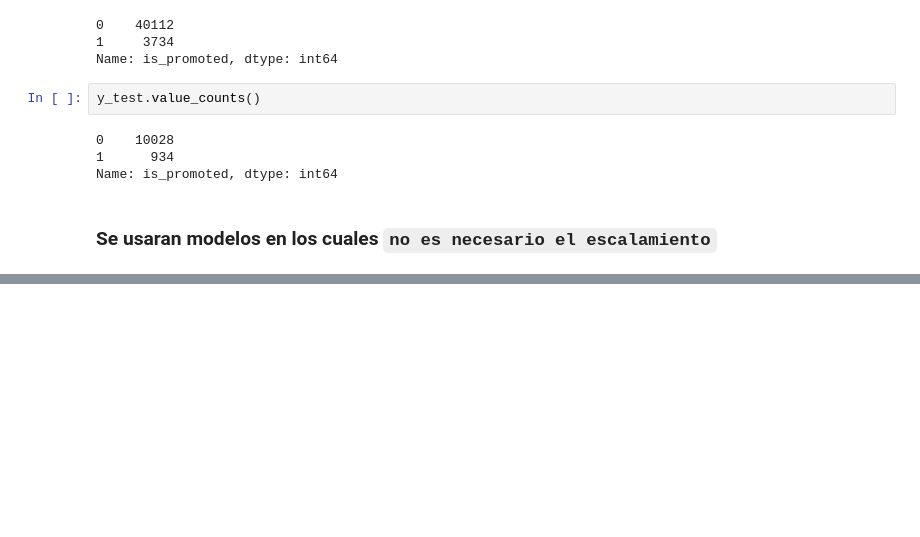
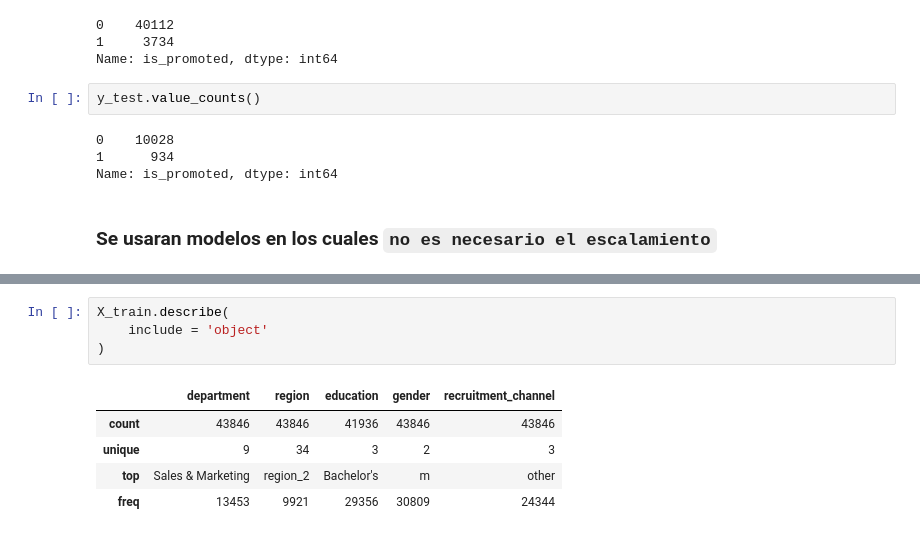
Before and after one commit to giordanap/MLA, a Jupyter notebook: Proyecto 01 - HR Analytics/00-apellido-nombre-proyecto1.ipynb, the cells around one changed output, grey strips where cells are left out. Drawn from its saved outputs; the diff is of its cells as text; blank space fills up the shorter version.

```diff
--- a/Proyecto 01 - HR Analytics/00-apellido-nombre-proyecto1.ipynb
+++ b/Proyecto 01 - HR Analytics/00-apellido-nombre-proyecto1.ipynb
@@ -308,0 +336,10 @@ pass
+# %%
+X_train.describe(
+    include = 'object'
+)
+# %% [output]
+|  | department | region | education | gender | recruitment_channel |
+| count | 43846 | 43846 | 41936 | 43846 | 43846 |
+| unique | 9 | 34 | 3 | 2 | 3 |
+| top | Sales & Marketing | region_2 | Bachelor's | m | other |
+| freq | 13453 | 9921 | 29356 | 30809 | 24344 |
```
Also changed, not shown: parts of 11 cells of this notebook.
